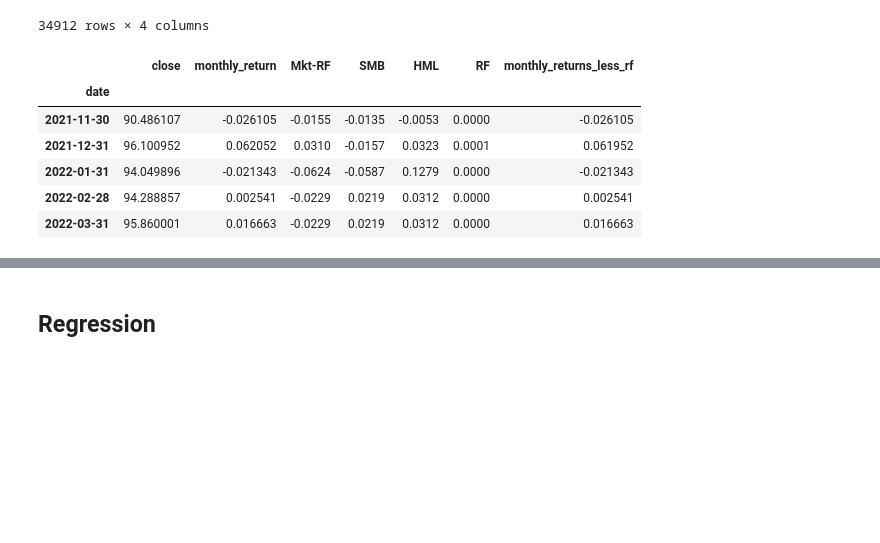
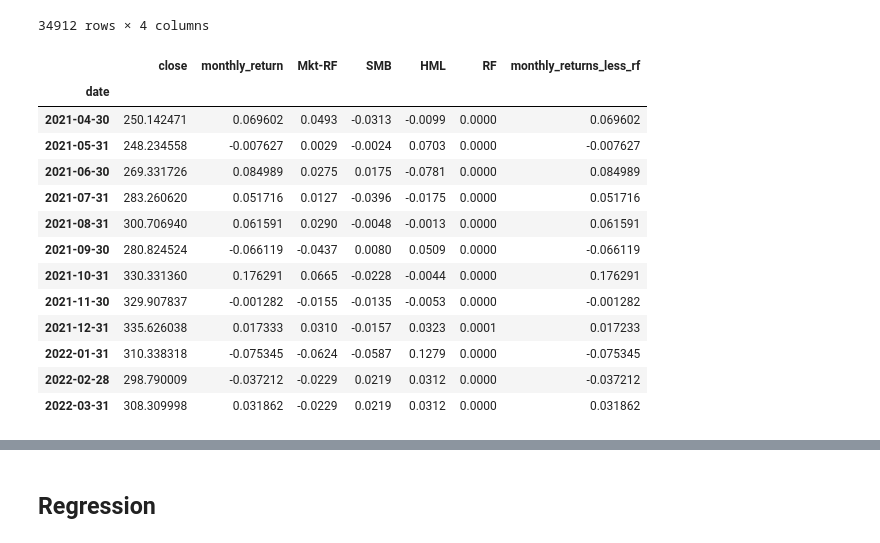
Before and after one commit to webclinic017/backtrader-finstrat, a Jupyter notebook: dev/residual-momentum/residual_momentum.ipynb, the cells around one changed output, grey strips where cells are left out. Saved outputs shown, nothing was run; the diff lists cells and outputs as text; code cells hidden in the pictures; blank space fills up the shorter version.

```diff
--- a/dev/residual-momentum/residual_momentum.ipynb
+++ b/dev/residual-momentum/residual_momentum.ipynb
@@ -35,6 +36,6 @@ df_ff3_monthly
 # %% [markdown]
 ## Transform data to suitable format
 # %%
-tickers = ['RFV']
+tickers = ['MSFT']
 ticker_data = get_data(tickers)
 # %% [output]
@@ -85,17 +86,24 @@ factors_resampled
 # %%
 monthly_combined = (t_data_monthly
  .merge(factors_resampled, how = 'left', left_index=True, right_index=True)
  .ffill()
  .sort_index(ascending = True)
  .assign(monthly_returns_less_rf = lambda df: df['monthly_return'] - df['RF'])
 )
 
-monthly_combined.tail()
+monthly_combined.tail(12)
 # %% [output]
 |  | close | monthly_return | Mkt-RF | SMB | HML | RF | monthly_returns_less_rf |
 | date |  |  |  |  |  |  |  |
-| 2021-11-30 | 90.486107 | -0.026105 | -0.0155 | -0.0135 | -0.0053 | 0.0000 | -0.026105 |
-| 2021-12-31 | 96.100952 | 0.062052 | 0.0310 | -0.0157 | 0.0323 | 0.0001 | 0.061952 |
-| 2022-01-31 | 94.049896 | -0.021343 | -0.0624 | -0.0587 | 0.1279 | 0.0000 | -0.021343 |
-| 2022-02-28 | 94.288857 | 0.002541 | -0.0229 | 0.0219 | 0.0312 | 0.0000 | 0.002541 |
-| 2022-03-31 | 95.860001 | 0.016663 | -0.0229 | 0.0219 | 0.0312 | 0.0000 | 0.016663 |
+| 2021-04-30 | 250.142471 | 0.069602 | 0.0493 | -0.0313 | -0.0099 | 0.0000 | 0.069602 |
+| 2021-05-31 | 248.234558 | -0.007627 | 0.0029 | -0.0024 | 0.0703 | 0.0000 | -0.007627 |
+| 2021-06-30 | 269.331726 | 0.084989 | 0.0275 | 0.0175 | -0.0781 | 0.0000 | 0.084989 |
+| 2021-07-31 | 283.260620 | 0.051716 | 0.0127 | -0.0396 | -0.0175 | 0.0000 | 0.051716 |
+| 2021-08-31 | 300.706940 | 0.061591 | 0.0290 | -0.0048 | -0.0013 | 0.0000 | 0.061591 |
+| 2021-09-30 | 280.824524 | -0.066119 | -0.0437 | 0.0080 | 0.0509 | 0.0000 | -0.066119 |
+| 2021-10-31 | 330.331360 | 0.176291 | 0.0665 | -0.0228 | -0.0044 | 0.0000 | 0.176291 |
+| 2021-11-30 | 329.907837 | -0.001282 | -0.0155 | -0.0135 | -0.0053 | 0.0000 | -0.001282 |
+| 2021-12-31 | 335.626038 | 0.017333 | 0.0310 | -0.0157 | 0.0323 | 0.0001 | 0.017233 |
+| 2022-01-31 | 310.338318 | -0.075345 | -0.0624 | -0.0587 | 0.1279 | 0.0000 | -0.075345 |
+| 2022-02-28 | 298.790009 | -0.037212 | -0.0229 | 0.0219 | 0.0312 | 0.0000 | -0.037212 |
+| 2022-03-31 | 308.309998 | 0.031862 | -0.0229 | 0.0219 | 0.0312 | 0.0000 | 0.031862 |
```
Also changed, not shown: parts of 13 cells of this notebook, 6 other files.
